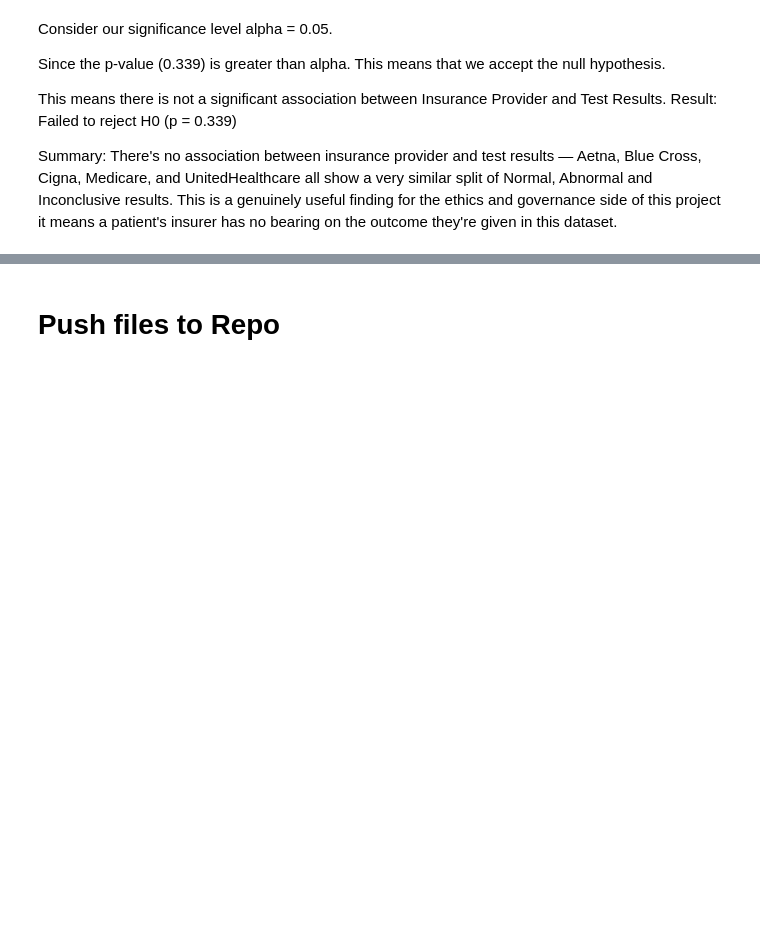
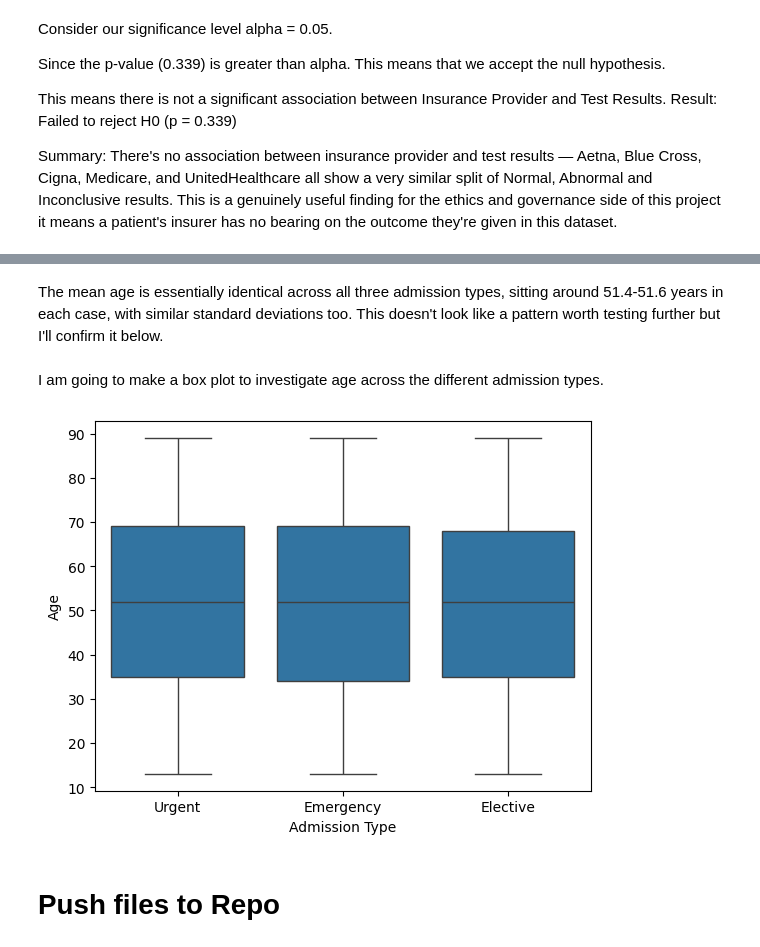
Before and after one commit to navmann99/Healthcare_Analysis, a Jupyter notebook: jupyter_notebooks/02-EDAHypothesisTesting.ipynb, the cells around one changed output, grey strips where cells are left out. Drawn from its saved outputs; the diff is of its cells as text; code cells hidden in the pictures; blank space fills up the shorter version.

Commit message:
boxplot for h3

```diff
--- a/jupyter_notebooks/02-EDAHypothesisTesting.ipynb
+++ b/jupyter_notebooks/02-EDAHypothesisTesting.ipynb
@@ -216,3 +229,12 @@ Summary: There's no association between insurance provider and test results —
+# %% [markdown]
+The mean age is essentially identical across all three admission types, sitting around 51.4-51.6 years in each case, with similar standard deviations too. This doesn't look like a pattern worth testing further but I'll confirm it below.
+# %% [markdown]
+I am going to make a box plot to investigate age across the different admission types.
+# %%
+sns.boxplot(x='Admission Type', y='Age', data=df)
+plt.show()
+# %% [output]
+[figure, added]
 # %% [markdown]
 # Push files to Repo
 # %% [markdown]
```
Also changed, not shown: parts of 4 cells of this notebook.
